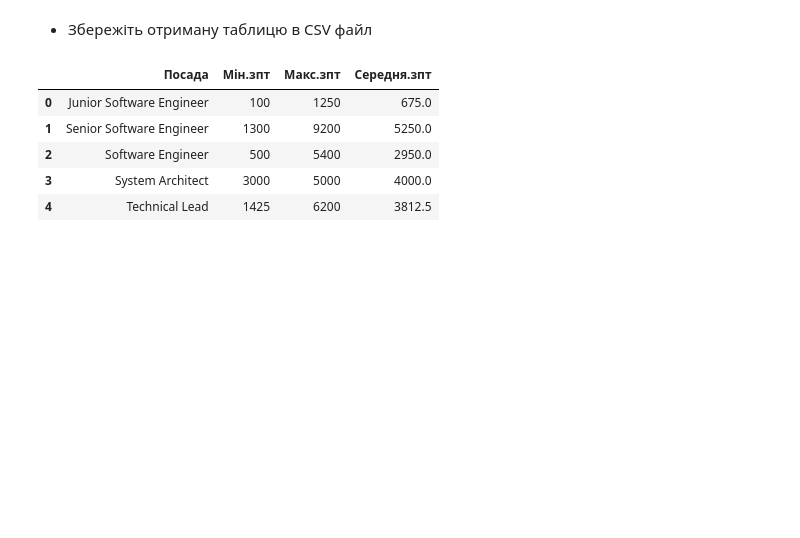
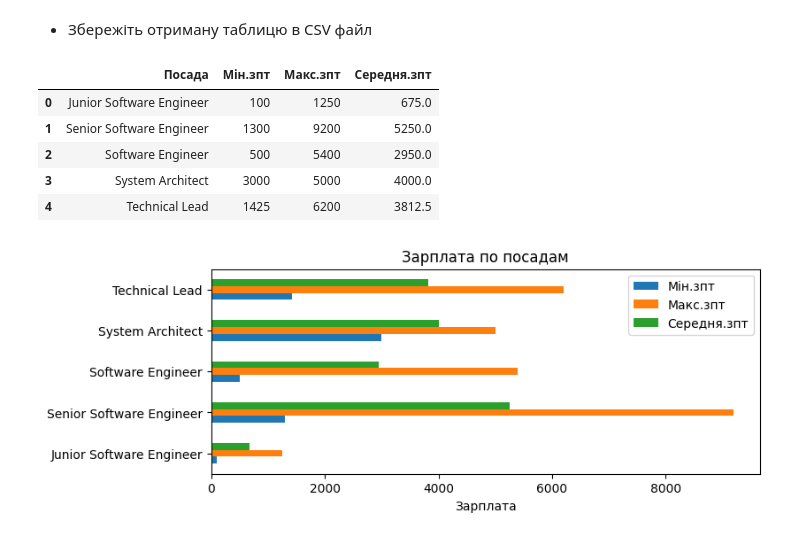
Before and after one commit to YpL68/DataScience9, a Jupyter notebook: HW2.2.ipynb, the cells around one changed output. Saved outputs shown, nothing was run; the diff lists cells and outputs as text; code cells hidden in the pictures; blank space fills up the shorter version.

```diff
--- a/HW2.2.ipynb
+++ b/HW2.2.ipynb
@@ -200,3 +205,12 @@ test_writing
 | 2 | Software Engineer | 500 | 5400 | 2950.0 |
 | 3 | System Architect | 3000 | 5000 | 4000.0 |
 | 4 | Technical Lead | 1425 | 6200 | 3812.5 |
+# %%
+plot_data1 = agg_data.set_index("Посада").copy()
+fig, ax = plt.subplots(figsize=(8, 3))
+plot_data1.plot(kind="barh", ax=ax)
+ax.set_title("Зарплата по посадам")
+ax.set_ylabel("")
+ax.set_xlabel("Зарплата");
+# %% [output]
+[figure, added]
```
Also changed, not shown: parts of 5 cells of this notebook.
